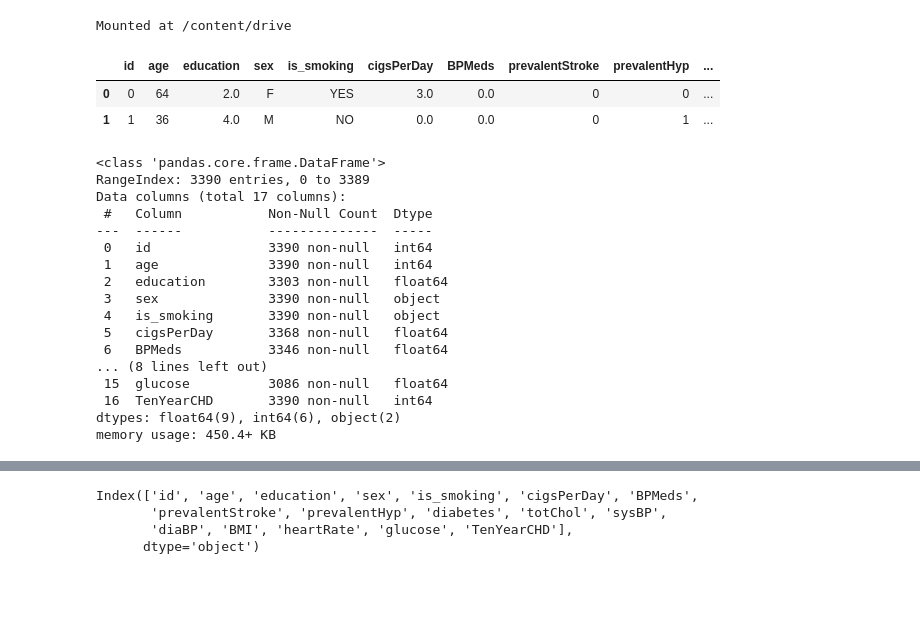
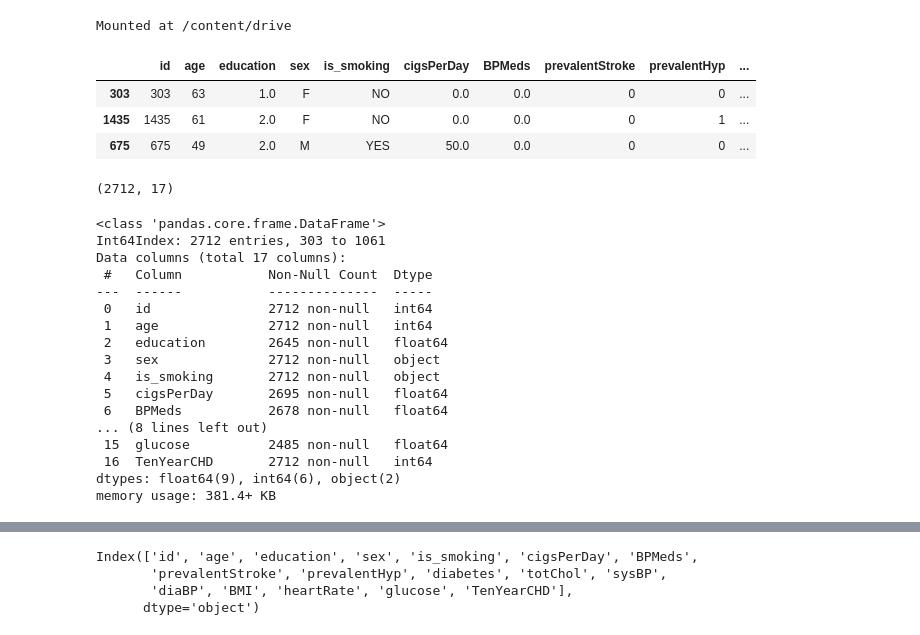
Before and after one commit to M0n1ka-05/Cardiovascular_Risk_Prediction_Model, a Jupyter notebook: Cardiovascular_Risk_Prediction.ipynb, the cells around one changed output, grey strips where cells are left out. Saved outputs shown, nothing was run; the diff lists cells and outputs as text; code cells hidden in the pictures; blank space fills up the shorter version.

```diff
--- a/Cardiovascular_Risk_Prediction.ipynb
+++ b/Cardiovascular_Risk_Prediction.ipynb
@@ -30,6 +73,0 @@ X_train, X_test, y_train, y_test = train_test_split(X,y, test_size=0.20, random_
-# %%
-df.head(2)
-# %% [output]
-|  | id | age | education | sex | is_smoking | cigsPerDay | BPMeds | prevalentStroke | prevalentHyp | ... |
-| 0 | 0 | 64 | 2.0 | F | YES | 3.0 | 0.0 | 0 | 0 | ... |
-| 1 | 1 | 36 | 4.0 | M | NO | 0.0 | 0.0 | 0 | 1 | ... |
@@ -36,20 +85,31 @@ df.head(2)
+# %%
+train_df.head(3)
+# %% [output]
+|  | id | age | education | sex | is_smoking | cigsPerDay | BPMeds | prevalentStroke | prevalentHyp | ... |
+| 303 | 303 | 63 | 1.0 | F | NO | 0.0 | 0.0 | 0 | 0 | ... |
+| 1435 | 1435 | 61 | 2.0 | F | NO | 0.0 | 0.0 | 0 | 1 | ... |
+| 675 | 675 | 49 | 2.0 | M | YES | 50.0 | 0.0 | 0 | 0 | ... |
+# %%
+train_df.shape
+# %% [output]
+(2712, 17)
 # %%
-df.info()
+train_df.info()
 # %% [output]
 <class 'pandas.core.frame.DataFrame'>
-RangeIndex: 3390 entries, 0 to 3389
+Int64Index: 2712 entries, 303 to 1061
 Data columns (total 17 columns):
  #   Column           Non-Null Count  Dtype
 ---  ------           --------------  -----
- 0   id               3390 non-null   int64
- 1   age              3390 non-null   int64
- 2   education        3303 non-null   float64
- 3   sex              3390 non-null   object
- 4   is_smoking       3390 non-null   object
- 5   cigsPerDay       3368 non-null   float64
- 6   BPMeds           3346 non-null   float64
+ 0   id               2712 non-null   int64
+ 1   age              2712 non-null   int64
+ 2   education        2645 non-null   float64
+ 3   sex              2712 non-null   object
+ 4   is_smoking       2712 non-null   object
+ 5   cigsPerDay       2695 non-null   float64
+ 6   BPMeds           2678 non-null   float64
 ... (8 lines left out)
- 15  glucose          3086 non-null   float64
- 16  TenYearCHD       3390 non-null   int64
+ 15  glucose          2485 non-null   float64
+ 16  TenYearCHD       2712 non-null   int64
 dtypes: float64(9), int64(6), object(2)
-memory usage: 450.4+ KB
+memory usage: 381.4+ KB
```
Also changed, not shown: parts of 28 cells of this notebook.
